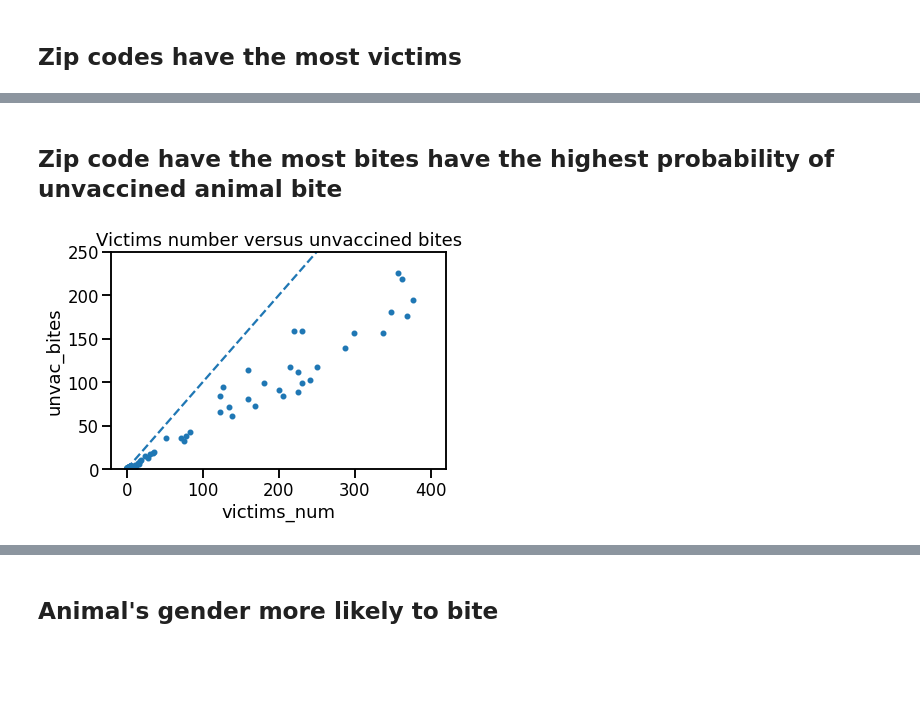
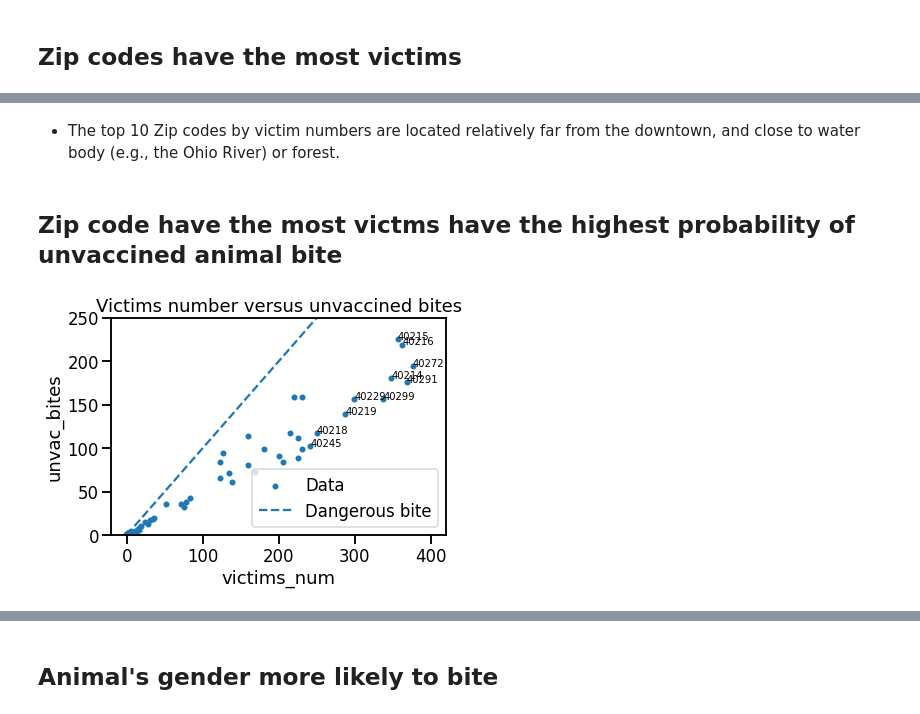
Before and after one commit to qq7933086/Story_AnimalBite_springboard, a Jupyter notebook: Animal_bite_Story.ipynb, the cells around one changed output, grey strips where cells are left out. Saved outputs shown, nothing was run; the diff lists cells and outputs as text; code cells hidden in the pictures; blank space fills up the shorter version.

Commit message:
Update web figure size, analyze animal bite species in each month, and insert map for top 10 zip codes with most bites.

```diff
--- a/Animal_bite_Story.ipynb
+++ b/Animal_bite_Story.ipynb
@@ -105,0 +136,25 @@ plt.title('Victims from zip code');
+# %%
+# A Bar plot showing the proportion of animal type in zip code
+zip_species_df = df.copy()
+zip_species_df['SpeciesIDDesc'].replace(['RACCOON','HORSE','FERRET', 'RABBIT','SKUNK'],'OTHER', inplace = True)
+zip_species_long_df = zip_species_df.pivot_table(values='bite_date', index='victim_zip', columns='SpeciesIDDesc',aggfunc='count')
+zip_species_long_df['SUM'] = zip_species_long_df.sum(axis = 1)
+zip_species_long_df = zip_species_long_df.sort_values(by = 'SUM', ascending = False)
+# %%
+labels = zip_species_long_df.head(10).index
+DOG = zip_species_long_df['DOG'].head(10)
+CAT = zip_species_long_df['CAT'].head(10)
+BAT = zip_species_long_df['BAT'].head(10)
+OTHER = zip_species_long_df['OTHER'].head(10)
+height = 0.35
+fig, ax = plt.subplots(figsize=(10,6))
+
+ax.barh(labels, DOG, height, label='Dog')
+ax.barh(labels, CAT, height, left=DOG,label='Cat')
+ax.barh(labels, BAT, height, left=DOG + CAT,label='Bat')
+ax.barh(labels, OTHER, height, left=DOG + CAT+BAT,label='Other')
+ax.set_ylabel('Zip code')
+ax.set_xlabel('Victim counts')
+ax.set_title('Victims caused by species');
+plt.gca().invert_yaxis()
+ax.legend();
@@ -106,15 +169,19 @@ plt.title('Victims from zip code');
+# %% [markdown]
+* The top 10 Zip codes by victim numbers are located relatively far from the downtown, and close to water body (e.g., the Ohio River) or forest.
 # %% [markdown]
-## Zip code have the most bites have the highest probability of unvaccined animal bite
+## Zip code have the most victms have the highest probability of unvaccined animal bite
 # %%
 unknown_vac_zip_df = pd.DataFrame(df[df['vaccination_yrs'].isna() & df['vaccination_date'].isna()].dropna(axis = 1, how = 'all')['victim_zip'].value_counts())
 unknown_vac_zip_df.rename(columns = {'victim_zip':'unvac_bites'}, inplace = True)
-unknown_vac_zip_df
 victim_zip_df = pd.DataFrame(df['victim_zip'].value_counts())
 victim_zip_df.rename(columns = {'victim_zip':'victims_num'}, inplace = True)
 temp = victim_zip_df.merge(unknown_vac_zip_df, how = 'left', left_index = True, right_index = True)
-temp.plot(x = 'victims_num', y = 'unvac_bites',kind = 'scatter')
-plt.plot([0,400],[0,400],'--')
+temp.plot(x = 'victims_num', y = 'unvac_bites',kind = 'scatter', label = 'Data')
+plt.plot([0,400],[0,400],'--',label ='Dangerous bite')
+for label, row1, row2 in zip(labels, temp.loc[labels,'victims_num'], temp.loc[labels,'unvac_bites']):
+    plt.annotate(label, (row1, row2), fontsize=10)
 plt.ylim((0,250))
+plt.legend(loc = 4)
 plt.title('Victims number versus unvaccined bites');
 # %% [output]
-[figure, old version]
+[figure, new version]
```
Also changed, not shown: parts of 20 cells of this notebook.
